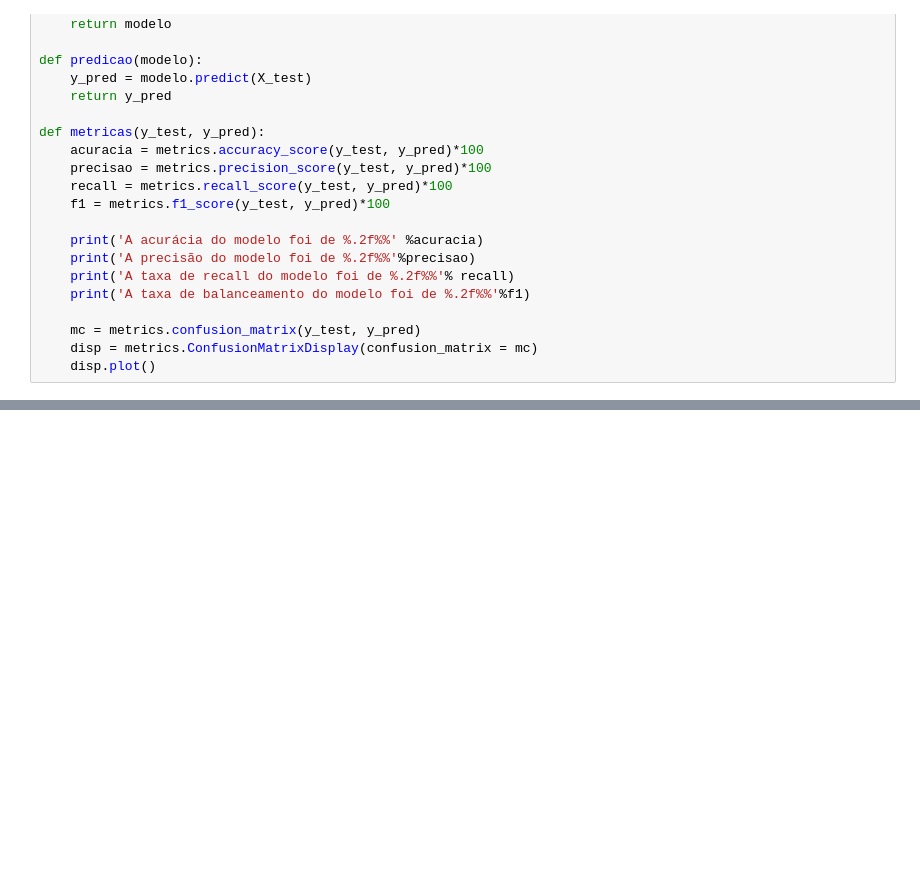
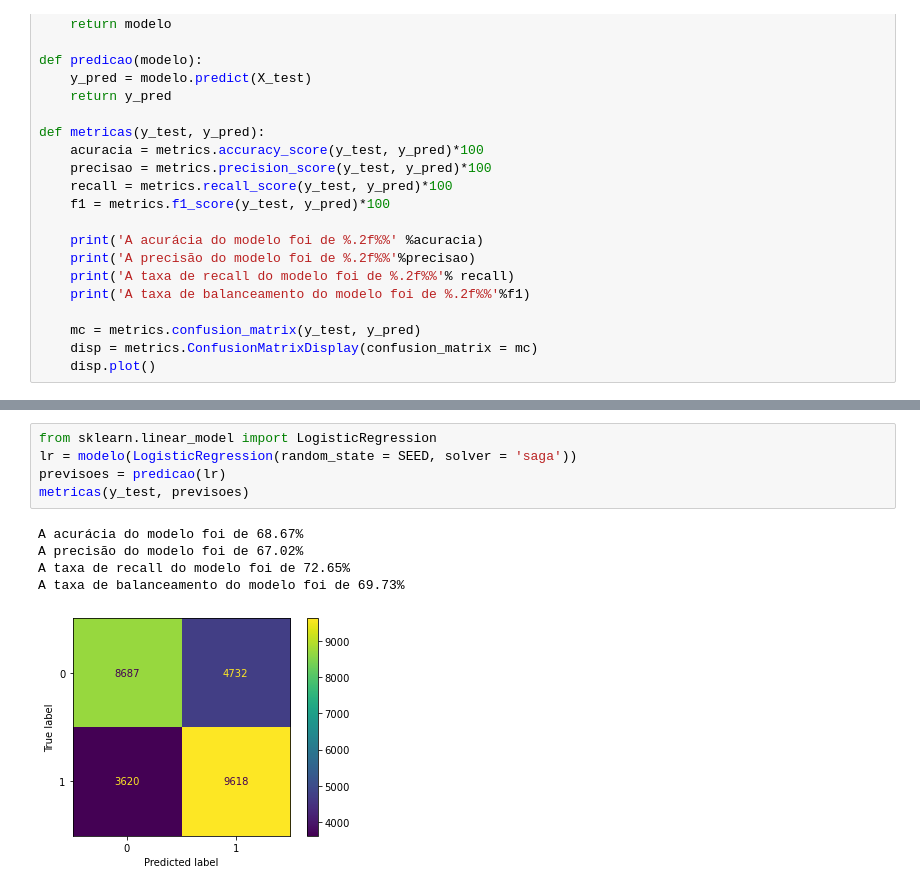
Before and after one commit to MateusSampaio1/Analise_RH, a Jupyter notebook: RH_Analysis.ipynb, the cells around one changed output, grey strips where cells are left out. Drawn from its saved outputs; the diff is of its cells as text; blank space fills up the shorter version.

```diff
--- a/RH_Analysis.ipynb
+++ b/RH_Analysis.ipynb
@@ -356,0 +412,11 @@ A taxa de balanceamento do modelo foi de 81.49%
+# %%
+from sklearn.linear_model import LogisticRegression
+lr = modelo(LogisticRegression(random_state = SEED, solver = 'saga'))
+previsoes = predicao(lr)
+metricas(y_test, previsoes)
+# %% [output]
+A acurácia do modelo foi de 68.67%
+A precisão do modelo foi de 67.02%
+A taxa de recall do modelo foi de 72.65%
+A taxa de balanceamento do modelo foi de 69.73%
+[figure, added]
```
Also changed, not shown: parts of 27 cells of this notebook, 1 other file.
